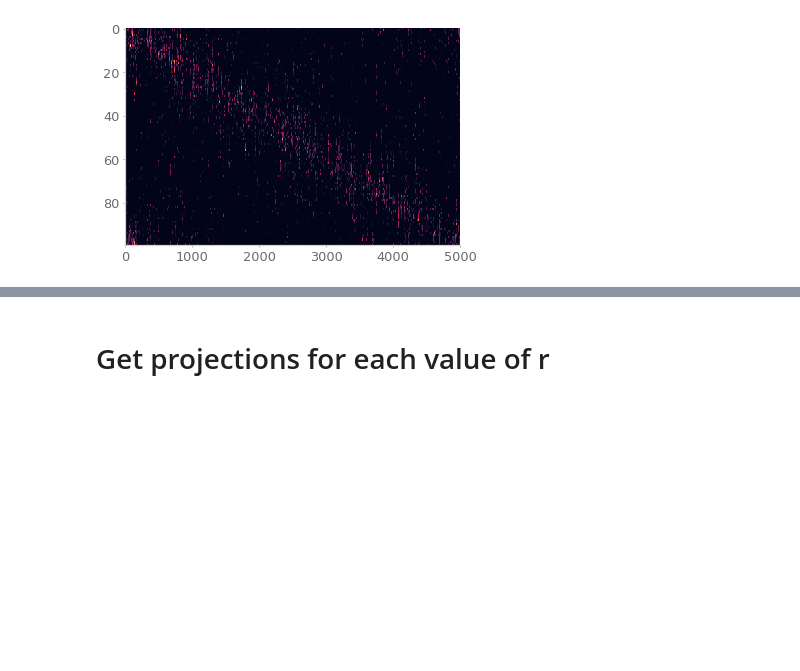
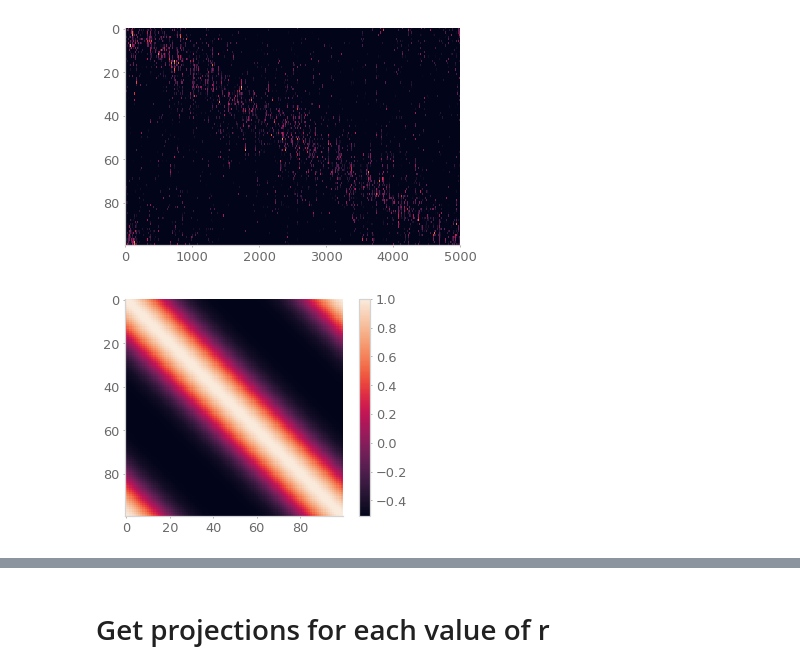
Before and after one commit to chingf/barcodes, a Jupyter notebook: Fig6-prediction-effect-of-rec-strength.ipynb, the cells around one changed output, grey strips where cells are left out. Drawn from its saved outputs; the diff is of its cells as text; code cells hidden in the pictures; blank space fills up the shorter version.

```diff
--- a/Fig6-prediction-effect-of-rec-strength.ipynb
+++ b/Fig6-prediction-effect-of-rec-strength.ipynb
@@ -62,0 +65,7 @@ plt.show()
+# %%
+plt.figure()
+plt.imshow(np.corrcoef(pred_acts))
+plt.colorbar()
+plt.show()
+# %% [output]
+[figure, added]
```
Also changed, not shown: parts of 23 cells of this notebook.
